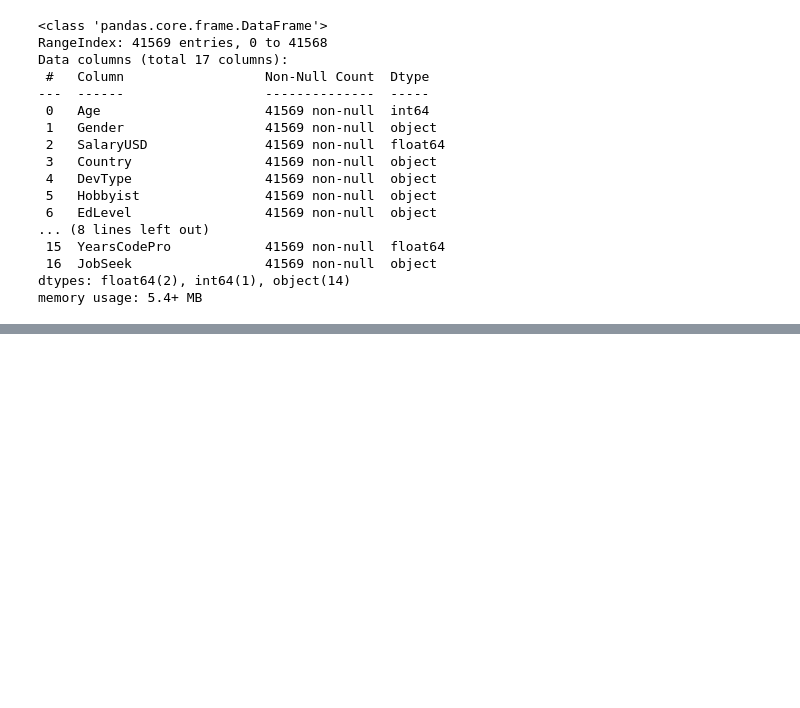
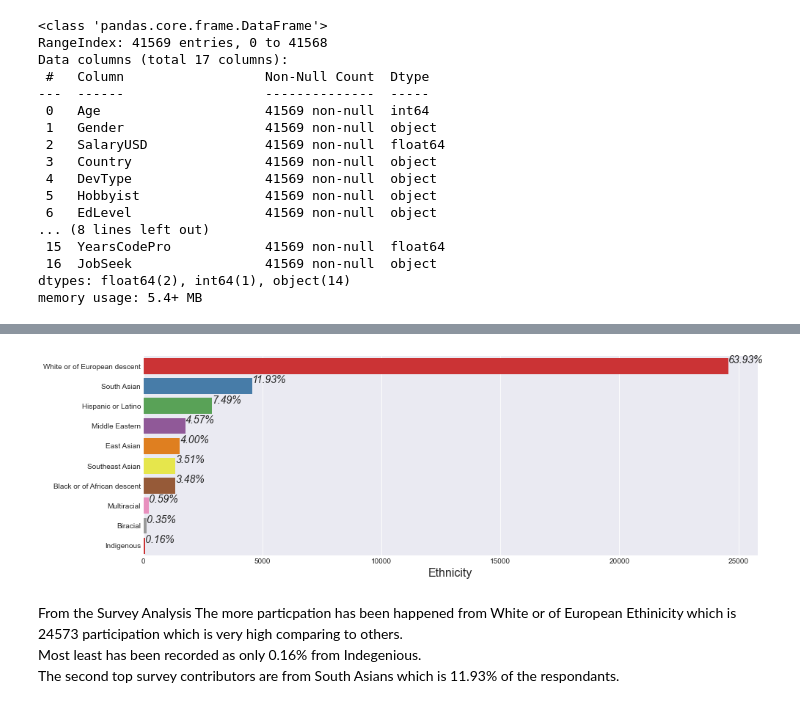
Before and after one commit to mona-piya/StackoverflowAnalysis, a Jupyter notebook: Stackoverflow_Survey_Analysis.ipynb, the cells around one changed output, grey strips where cells are left out. Cells and saved outputs as stored; diff of their text form; code cells hidden in the pictures; blank space fills up the shorter version.

```diff
--- a/Stackoverflow_Survey_Analysis.ipynb
+++ b/Stackoverflow_Survey_Analysis.ipynb
@@ -2716,0 +2762,17 @@ memory usage: 5.4+ MB
+# %%
+fig, ax = plt.subplots(figsize=(15, 5))
+sns.barplot(x = count, y = participation_rate, palette = 'Set1')
+plt.xlabel('Ethnicity', size = 16)
+for i, v in enumerate(count):
+    ax.text(  v+3,
+              i-.15,
+              f'{count[i]*100/sum(count):.2f}%',
+              style = 'italic',
+              fontsize=14,
+              )
+# %% [output]
+[figure, added]
+# %% [markdown]
+From the Survey Analysis The more particpation has been happened from White or of European Ethinicity which is 24573 participation which is very high comparing to others.<br>
+Most least has been recorded as only 0.16% from Indegenious.<br>
+The second top survey contributors are from South Asians which is 11.93% of the respondants.
```
Also changed, not shown: parts of 9 cells of this notebook.
